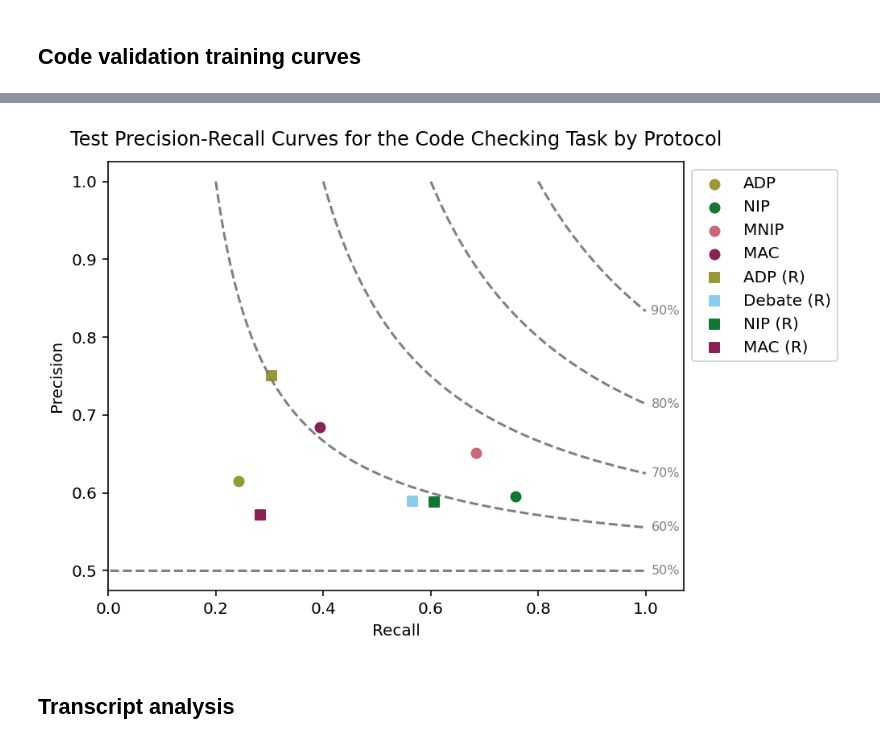
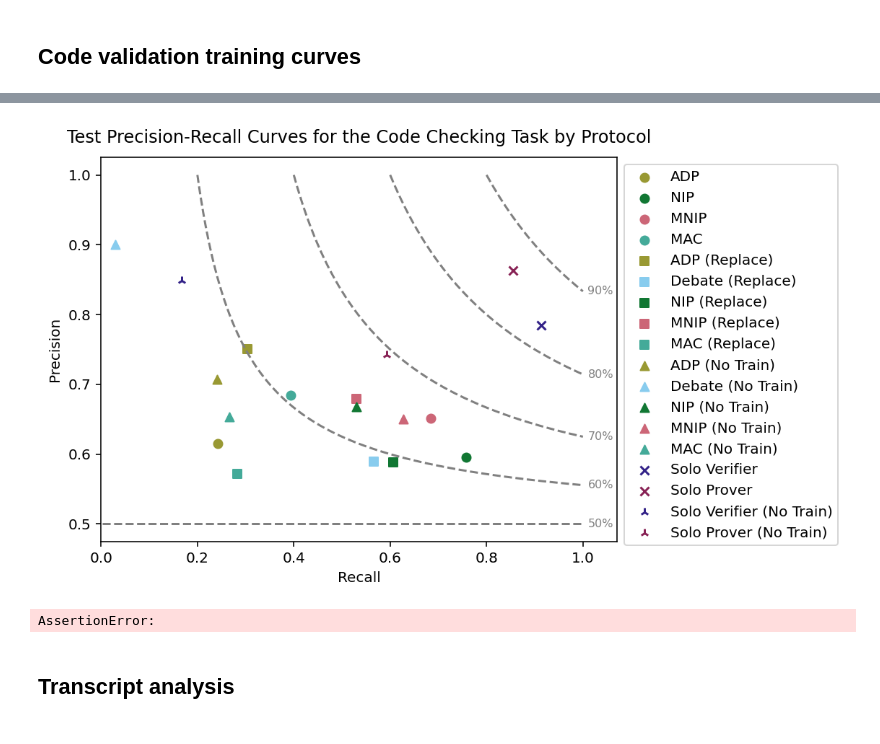
Before and after one commit to SamAdamDay/neural-interactive-proofs, a Jupyter notebook: playground/plots.ipynb, the cells around one changed output, grey strips where cells are left out. Cells and saved outputs as stored; diff of their text form; code cells hidden in the pictures.

```diff
--- a/playground/plots.ipynb
+++ b/playground/plots.ipynb
@@ -30,13 +30,15 @@ plt.rcParams["figure.dpi"] = 144
 # %%
 COLOURS = ["#332288", "#88CCEE", "#44AA99", "#117733", "#999933", "#DDCC77", "#CC6677", "#882255", "#AA4499", "#DDDDDD"]
 SOLO_VERIFIER_COLOUR = COLOURS[0]
+SOLO_PROVER_COLOUR = COLOURS[7]
 PROTOCOL_COLOURS = {
     "ADP": COLOURS[4],
     "Debate": COLOURS[1],
     "NIP": COLOURS[3],
     "MNIP": COLOURS[6],
-    "MAC": COLOURS[7],
+    "MAC": COLOURS[2],
     "Solo Verifier": SOLO_VERIFIER_COLOUR,
+    "Solo Prover": SOLO_PROVER_COLOUR,
 }
 # %%
 COLOUR_RANDOM = SOLO_VERIFIER_COLOUR
@@ -424,7 +459,3 @@ for protocol_name, checkpoint_name in replace_checkpoint_names.items():
-# %%
-run = api.run(f"{WANDB_ENTITY}/pvg-code-validation-sandbox/ei_vc_solo_verifier_0")
-run_history = run.history(keys=["mean_accuracy"])
-cv_histories["mean_accuracy"]["Solo Verifier"] = run_history["mean_accuracy"][:num_iterations]
 # %%
 fig, ax = plt.subplots()
 
@@ -658,36 +786,63 @@ for protocol in protocols:
     color = PROTOCOL_COLOURS[protocol]
     ax.scatter(recall, precision, label=protocol, color=color)
 
-# Plot recall-precision scatter plots
+# Plot recall-precision scatter plots for replace
 for protocol in protocols:
     if protocol not in cv_replace_test_stats["precision"]:
         continue
     precision = cv_replace_test_stats["precision"][protocol]
     recall = cv_replace_test_stats["recall"][protocol]
     color = PROTOCOL_COLOURS[protocol]
-    ax.scatter(recall, precision, label=f"{protocol} (R)", color=color, marker='s')
+    ax.scatter(recall, precision, label=f"{protocol} (Replace)", color=color, marker='s')
+
+# Plot recall-precision scatter plots for notrain
+for protocol in protocols:
+    if protocol not in cv_notrain_test_stats["precision"]:
+        continue
+    precision = cv_notrain_test_stats["precision"][protocol]
+    recall = cv_notrain_test_stats["recall"][protocol]
+    color = PROTOCOL_COLOURS[protocol]
+    ax.scatter(recall, precision, label=f"{protocol} (No Train)", color=color, marker='^')
+
+# Plot recall-precision scatter plots for solo agents
+for solo_agent in cv_solo_test_stats["precision"].keys():
+    precision = cv_solo_test_stats["precision"][solo_agent]
+    recall = cv_solo_test_stats["recall"][solo_agent]
+    color = PROTOCOL_COLOURS[solo_agent]
+    ax.scatter(recall, precision, label=solo_agent, color=color, marker='x')
+
+# Plot recall-precision scatter plots for notrain solo agents
+for solo_agent in cv_solo_notrain_test_stats["precision"].keys():
+    precision = cv_solo_notrain_test_stats["precision"][solo_agent]
+    recall = cv_solo_notrain_test_stats["recall"][solo_agent]
+    color = PROTOCOL_COLOURS[solo_agent]
+    ax.scatter(recall, precision, label=f"{solo_agent} (No Train)", color=color, marker='2')
 
 # Remove duplicate labels
 # handles, labels = ax.get_legend_handles_labels()
 # by_label = dict(zip(labels, handles))
 # ax.legend(by_label.values(), by_label.keys(), loc='upper right')
 ax.legend(bbox_to_anchor=(1, 1), loc='upper left')
 
 # Add accuracy lines
 for accuracy in [0.5, 0.6, 0.7, 0.8, 0.9]:
     x = np.linspace(2 * accuracy - 1, 1, 400)
     y = x / (2 * x + 1 - 2 * accuracy)
     ax.plot(x, y, label=f"Accuracy {accuracy}", color="grey", linestyle="--")
     ax.text(1.01, y[-1], f"{accuracy:.0%}", color="grey", fontsize=8, verticalalignment='center')
 
 ax.set_xlabel("Recall")
 ax.set_ylabel("Precision")
 ax.set_xlim(0, 1.07)
 ax.set_title("Test Precision-Recall Curves for the Code Checking Task by Protocol", pad=10)
 
 plt.show()
 # %% [output]
-[figure, old version]
+[figure, new version]
+# %%
+assert False
+# %% [output]
+AssertionError:
 # %% [markdown]
 ## Transcript analysis
 # %%
```
Also changed, not shown: parts of 10 cells of this notebook.
